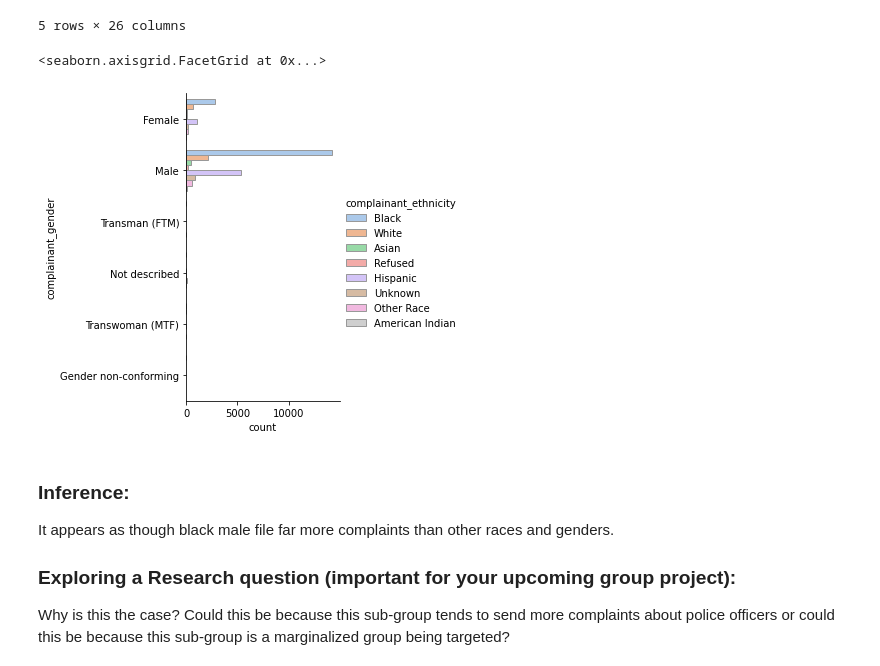
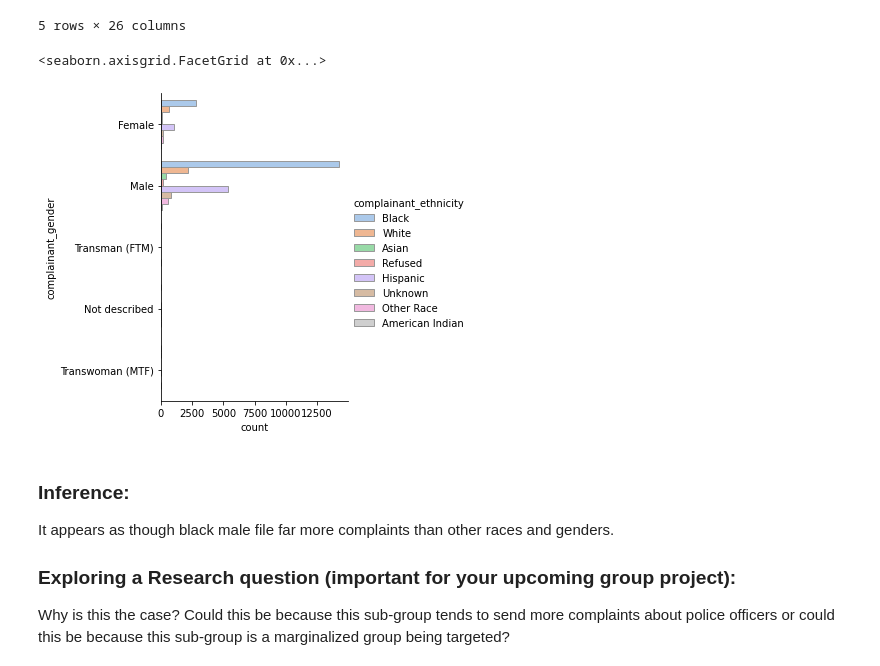
Before and after one commit to zhanyyy7/inf2178h-w22-exp-design-datascience, a Jupyter notebook: tutorials/researchquestions-allegations-correlation.ipynb, the cells around one changed output. Drawn from its saved outputs; the diff is of its cells as text; code cells hidden in the pictures.

```diff
--- a/tutorials/researchquestions-allegations-correlation.ipynb
+++ b/tutorials/researchquestions-allegations-correlation.ipynb
@@ -75,13 +75,13 @@ df.head()
 # %%
 
 #sns.catplot(x="", kind="count", palette="ch:.25", data=police_allegations)
 
 sns.catplot(y="complainant_gender", hue="complainant_ethnicity", kind="count",
             palette="pastel", edgecolor=".6",
-            data=police_allegations)
+            data=df)
 # %% [output]
 <seaborn.axisgrid.FacetGrid at 0x...>
-[figure, old version]
+[figure, new version]
 # %% [markdown]
 ### Inference:
 It appears as though black male file far more complaints than other races and genders.
```
Also changed, not shown: parts of 3 cells of this notebook, 2 other files.
